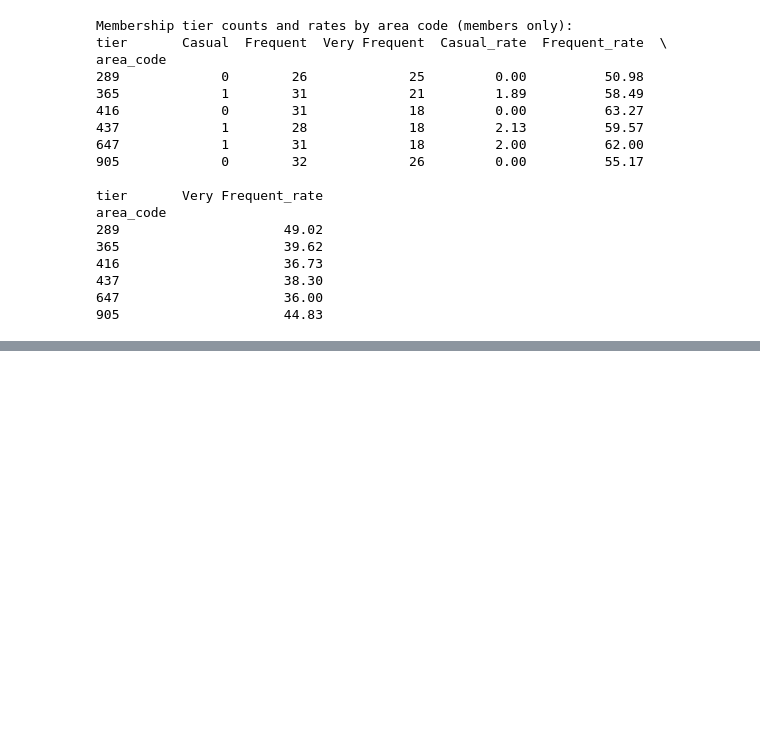
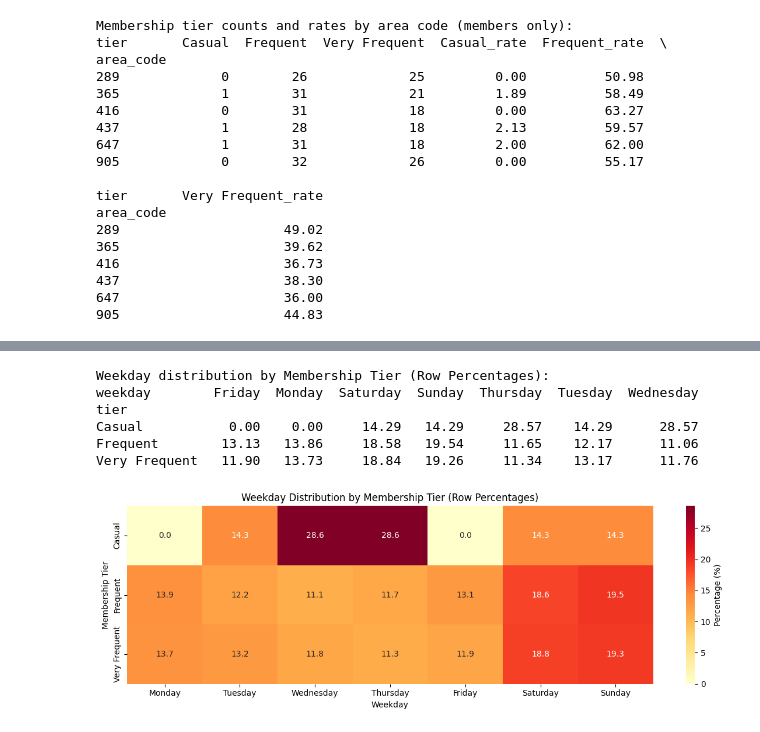
Before and after one commit to ringrongree/calian-casecomp, a Jupyter notebook: data_processing.ipynb, the cells around one changed output, grey strips where cells are left out. Saved outputs shown, nothing was run; the diff lists cells and outputs as text; code cells hidden in the pictures; blank space fills up the shorter version.

```diff
--- a/data_processing.ipynb
+++ b/data_processing.ipynb
@@ -605,0 +641,29 @@ plt.show()
+# %%
+# Weekday distribution by Membership Tier
+weekday_tier_crosstab = pd.crosstab(orders_with_tier["tier"], orders_with_tier["weekday"])
+weekday_tier_percentage = weekday_tier_crosstab.div(weekday_tier_crosstab.sum(axis=1), axis=0) * 100
+
+print("Weekday distribution by Membership Tier (Row Percentages):")
+print(weekday_tier_percentage.round(2))
+# %% [output]
+Weekday distribution by Membership Tier (Row Percentages):
+weekday        Friday  Monday  Saturday  Sunday  Thursday  Tuesday  Wednesday
+tier
+Casual           0.00    0.00     14.29   14.29     28.57    14.29      28.57
+Frequent        13.13   13.86     18.58   19.54     11.65    12.17      11.06
+Very Frequent   11.90   13.73     18.84   19.26     11.34    13.17      11.76
+# %%
+# Weekday distribution by Membership Tier - Heatmap
+plt.figure(figsize=(12, 4))
+weekday_order = ["Monday", "Tuesday", "Wednesday", "Thursday", "Friday", "Saturday", "Sunday"]
+tier_order = ["Casual", "Frequent", "Very Frequent"]
+sns.heatmap(weekday_tier_percentage.loc[tier_order, weekday_order], annot=True, fmt=".1f", cmap="YlOrRd", cbar_kws={"label": "Percentage (%)"})
+plt.title("Weekday Distribution by Membership Tier (Row Percentages)")
+plt.xlabel("Weekday")
+plt.ylabel("Membership Tier")
+plt.tight_layout()
+plt.show()
+
+# this might be bad as there are only 7 casual members
+# %% [output]
+[figure, added]
```
Also changed, not shown: parts of 26 cells of this notebook.
